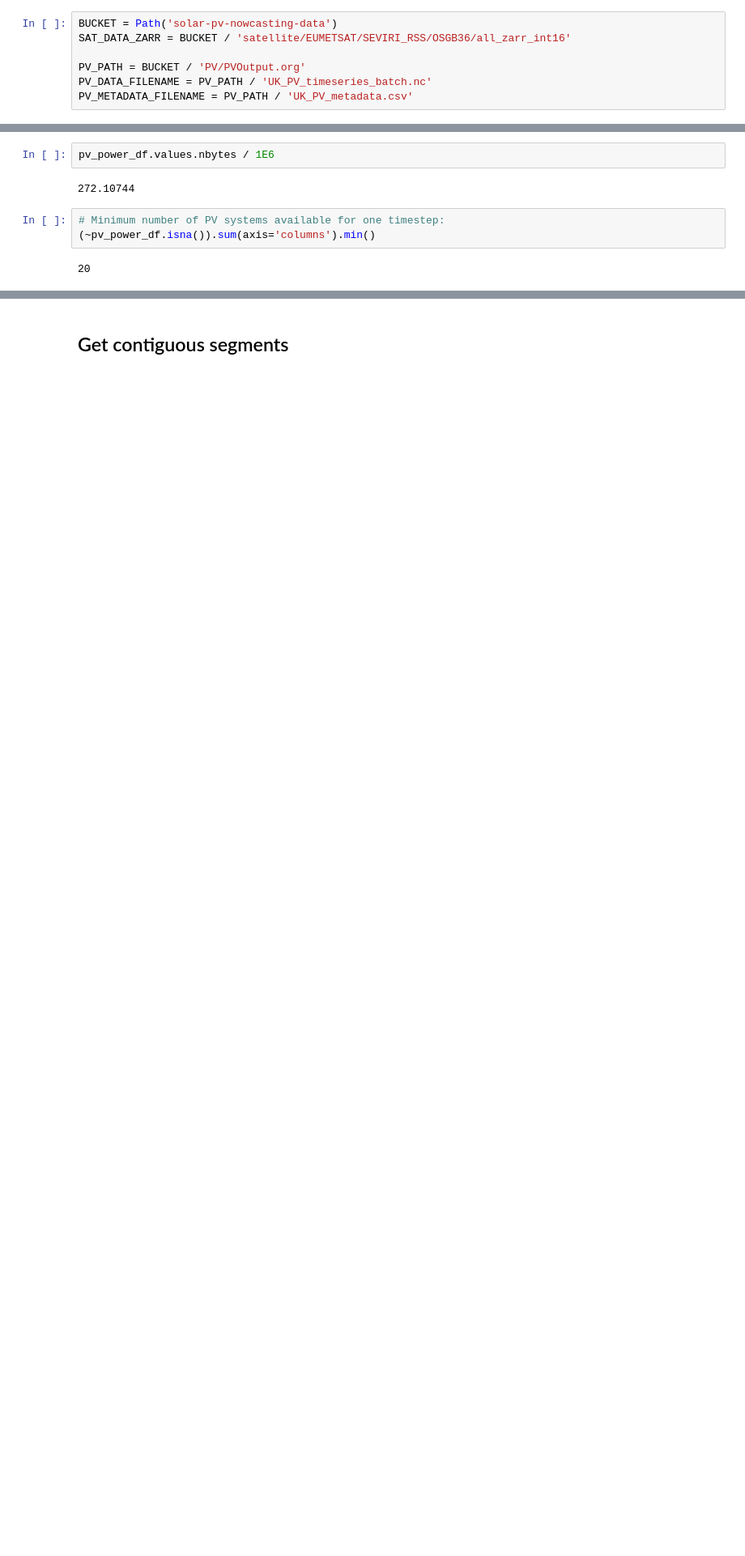
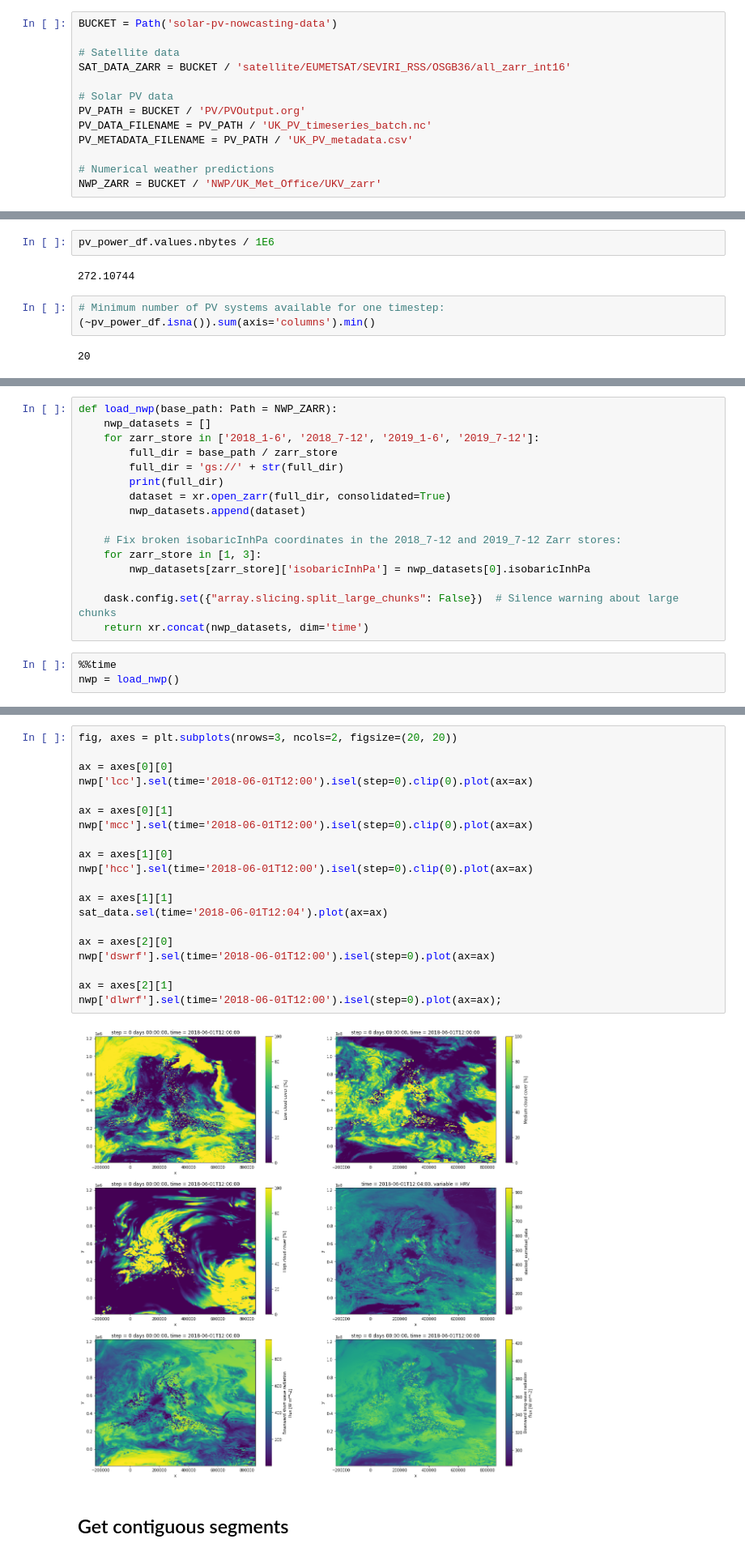
Before and after one commit to openclimatefix/predict_pv_yield, a Jupyter notebook: notebooks/21.0_include_PV_data.ipynb, the cells around one changed output, grey strips where cells are left out. Shown at 81% size. Cells and saved outputs as stored; diff of their text form; blank space fills up the shorter version.

```diff
--- a/notebooks/21.0_include_PV_data.ipynb
+++ b/notebooks/21.0_include_PV_data.ipynb
@@ -125,11 +126,17 @@ plt.rcParams['figure.figsize'] = (25, 10)
 plt.rcParams['image.interpolation'] = 'none'
 # %%
 BUCKET = Path('solar-pv-nowcasting-data')
+
+# Satellite data
 SAT_DATA_ZARR = BUCKET / 'satellite/EUMETSAT/SEVIRI_RSS/OSGB36/all_zarr_int16'
 
+# Solar PV data
 PV_PATH = BUCKET / 'PV/PVOutput.org'
 PV_DATA_FILENAME = PV_PATH / 'UK_PV_timeseries_batch.nc'
 PV_METADATA_FILENAME = PV_PATH / 'UK_PV_metadata.csv'
+
+# Numerical weather predictions
+NWP_ZARR = BUCKET / 'NWP/UK_Met_Office/UKV_zarr'
 # %%
 PV_DATA_FILENAME
 # %% [output]
@@ -473,0 +483,19 @@ pv_power_df.values.nbytes / 1E6
+# %%
+def load_nwp(base_path: Path = NWP_ZARR):
+    nwp_datasets = []
+    for zarr_store in ['2018_1-6', '2018_7-12', '2019_1-6', '2019_7-12']:
+        full_dir = base_path / zarr_store
+        full_dir = 'gs://' + str(full_dir)
+        print(full_dir)
+        dataset = xr.open_zarr(full_dir, consolidated=True)
+        nwp_datasets.append(dataset)
+
+    # Fix broken isobaricInhPa coordinates in the 2018_7-12 and 2019_7-12 Zarr stores:
+    for zarr_store in [1, 3]:
+        nwp_datasets[zarr_store]['isobaricInhPa'] = nwp_datasets[0].isobaricInhPa
+
+    dask.config.set({"array.slicing.split_large_chunks": False})  # Silence warning about large chunks
+    return xr.concat(nwp_datasets, dim='time')
+# %%
+%%time
+nwp = load_nwp()
@@ -474,3 +549,25 @@ pv_power_df.values.nbytes / 1E6
+# %%
+fig, axes = plt.subplots(nrows=3, ncols=2, figsize=(20, 20))
+
+ax = axes[0][0]
+nwp['lcc'].sel(time='2018-06-01T12:00').isel(step=0).clip(0).plot(ax=ax)
+
+ax = axes[0][1]
+nwp['mcc'].sel(time='2018-06-01T12:00').isel(step=0).clip(0).plot(ax=ax)
+
+ax = axes[1][0]
+nwp['hcc'].sel(time='2018-06-01T12:00').isel(step=0).clip(0).plot(ax=ax)
+
+ax = axes[1][1]
+sat_data.sel(time='2018-06-01T12:04').plot(ax=ax)
+
+ax = axes[2][0]
+nwp['dswrf'].sel(time='2018-06-01T12:00').isel(step=0).plot(ax=ax)
+
+ax = axes[2][1]
+nwp['dlwrf'].sel(time='2018-06-01T12:00').isel(step=0).plot(ax=ax);
+# %% [output]
+[figure, added]
 # %% [markdown]
 ## Get contiguous segments
 # %%
```
Also changed, not shown: parts of 28 cells of this notebook.
